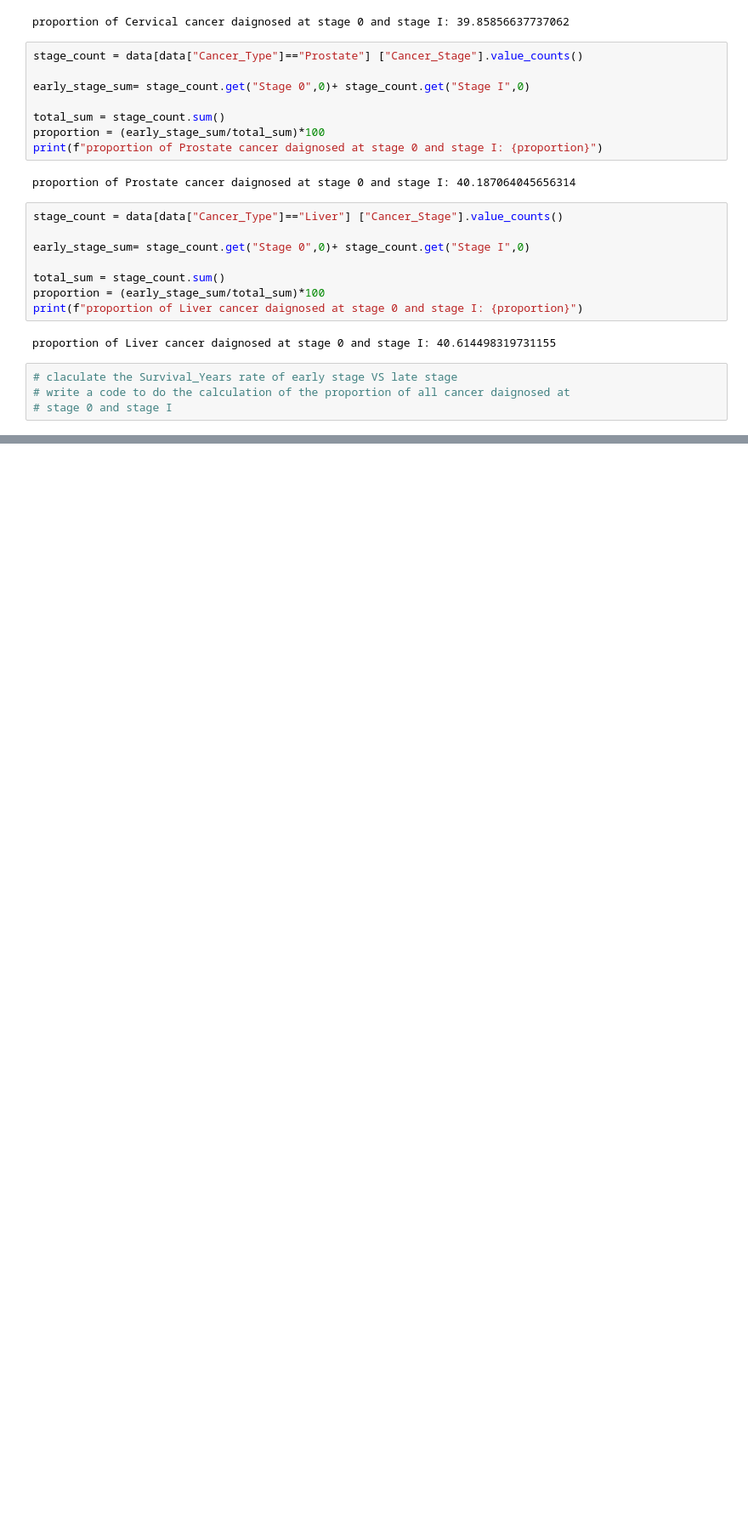
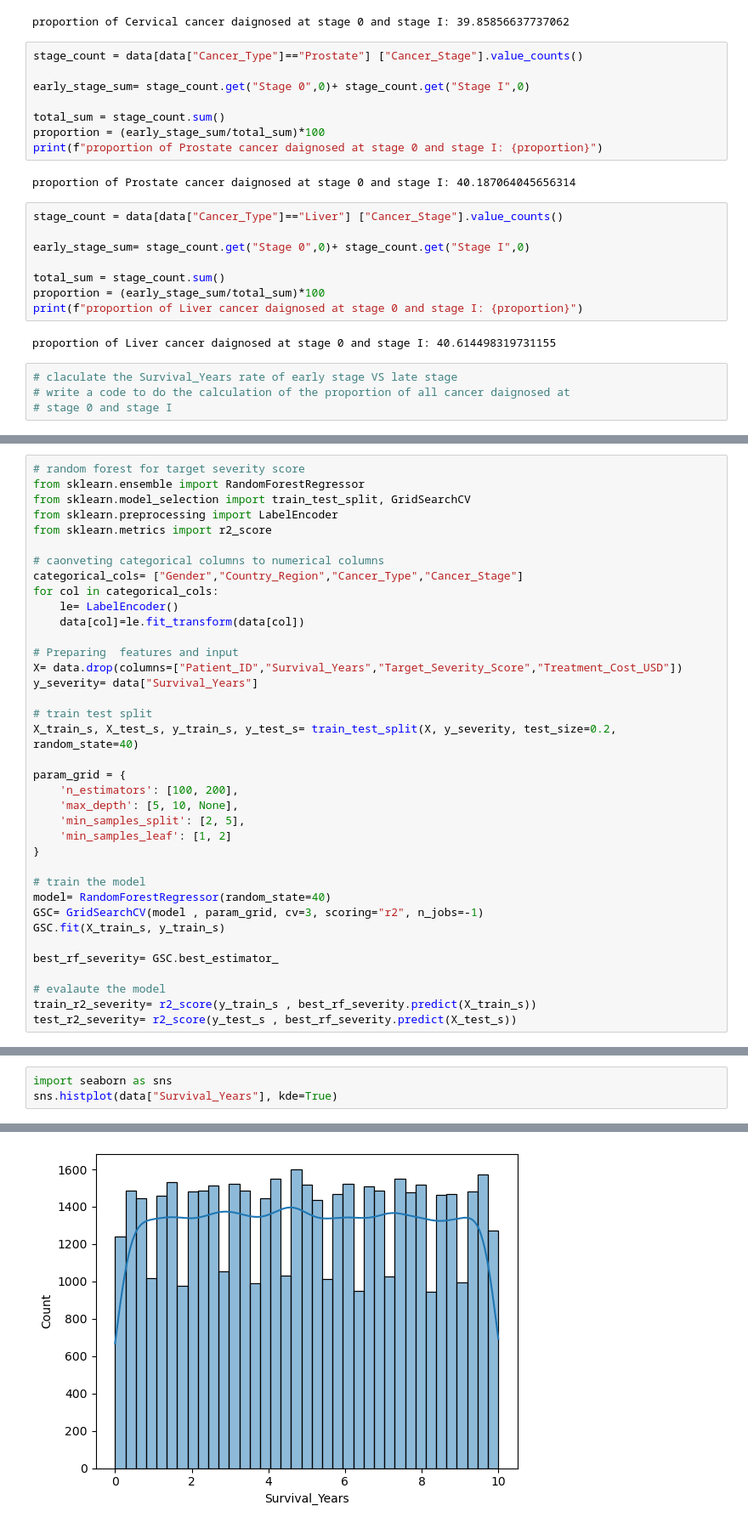
Before and after one commit to Rcloud173/real-world-data-analytics, a Jupyter notebook: CancerScope/cancer.ipynb, the cells around one changed output, grey strips where cells are left out. Shown: that part at 85% size. Drawn from its saved outputs; the diff is of its cells as text; blank space fills up the shorter version.

```diff
--- a/CancerScope/cancer.ipynb
+++ b/CancerScope/cancer.ipynb
@@ -399,0 +495,37 @@ proportion of Liver cancer daignosed at stage 0 and stage I: 40.614498319731155
+# %%
+# random forest for target severity score
+from sklearn.ensemble import RandomForestRegressor
+from sklearn.model_selection import train_test_split, GridSearchCV
+from sklearn.preprocessing import LabelEncoder
+from sklearn.metrics import r2_score
+
+# caonveting categorical columns to numerical columns
+categorical_cols= ["Gender","Country_Region","Cancer_Type","Cancer_Stage"]
+for col in categorical_cols:
+    le= LabelEncoder()
+    data[col]=le.fit_transform(data[col])
+
+# Preparing  features and input
+X= data.drop(columns=["Patient_ID","Survival_Years","Target_Severity_Score","Treatment_Cost_USD"])
+y_severity= data["Survival_Years"]
+
+# train test split
+X_train_s, X_test_s, y_train_s, y_test_s= train_test_split(X, y_severity, test_size=0.2, random_state=40)
+
+param_grid = {
+    'n_estimators': [100, 200],
+    'max_depth': [5, 10, None],
+    'min_samples_split': [2, 5],
+    'min_samples_leaf': [1, 2]
+}
+
+# train the model
+model= RandomForestRegressor(random_state=40)
+GSC= GridSearchCV(model , param_grid, cv=3, scoring="r2", n_jobs=-1)
+GSC.fit(X_train_s, y_train_s)
+
+best_rf_severity= GSC.best_estimator_
+
+# evalaute the model
+train_r2_severity= r2_score(y_train_s , best_rf_severity.predict(X_train_s))
+test_r2_severity= r2_score(y_test_s , best_rf_severity.predict(X_test_s))
@@ -399,0 +538,4 @@ proportion of Liver cancer daignosed at stage 0 and stage I: 40.614498319731155
+# %%
+import seaborn as sns
+sns.histplot(data["Survival_Years"], kde=True)
+# %% [output]
@@ -399,0 +543 @@ proportion of Liver cancer daignosed at stage 0 and stage I: 40.614498319731155
+[figure, added]
```
Also changed, not shown: parts of 10 cells of this notebook.
